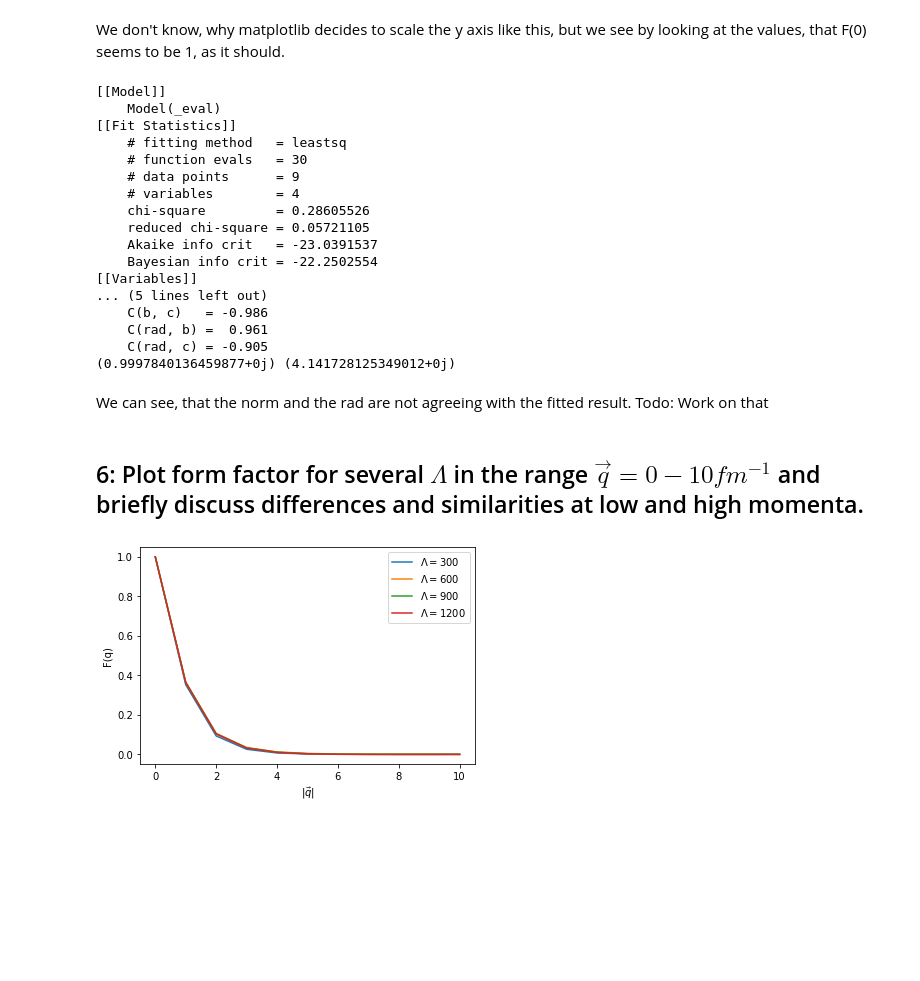
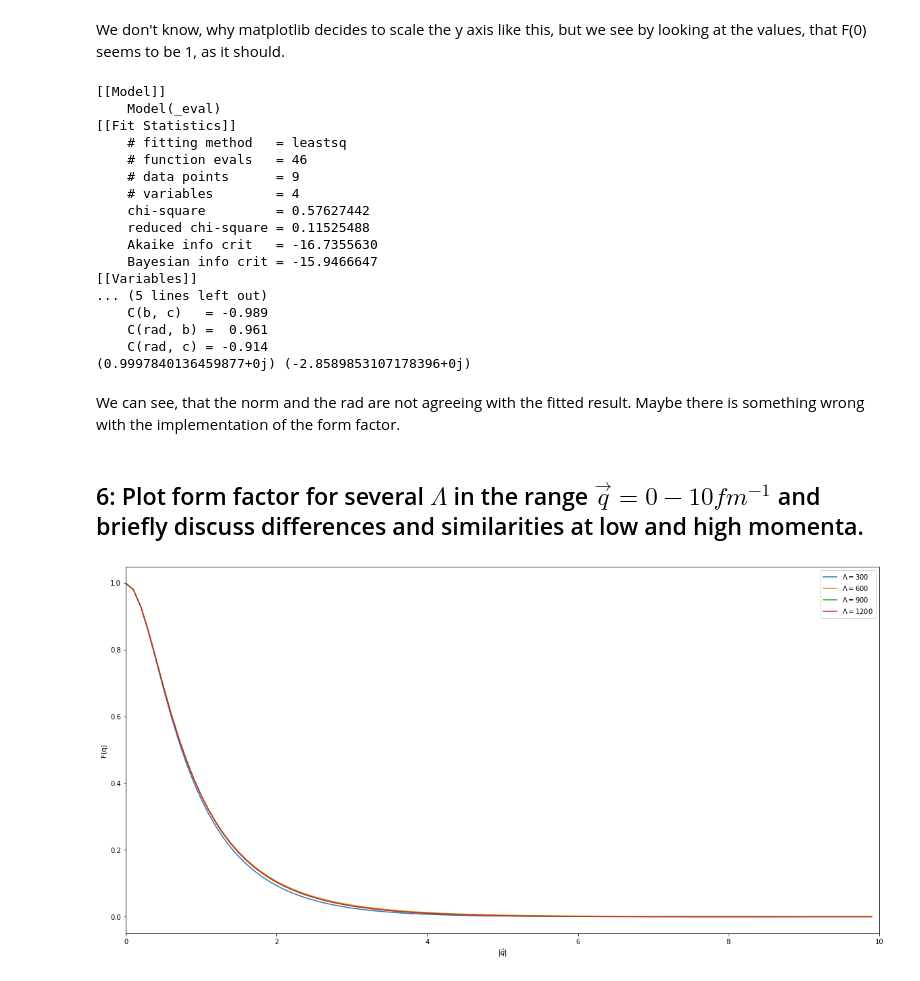
Before and after one commit to Trico94/physics760_Martin, a Jupyter notebook: Exercise 6/exercise6.ipynb, the cells around one changed output. Saved outputs shown, nothing was run; the diff lists cells and outputs as text; code cells hidden in the pictures; blank space fills up the shorter version.

```diff
--- a/Exercise 6/exercise6.ipynb
+++ b/Exercise 6/exercise6.ipynb
@@ -835,54 +884,58 @@ norm,rms=solver.rms(wfr)
 for q in range(len(q_array)):
         form_factor_array[q]=formfactor(q_array[q], 1200)
 
+# Fitting the function for the derivitave
 gmod = ExpressionModel("norm*(1.0-1./6.*rad**2*x**2+b*x**4+c*x**6)")
-result = gmod.fit(form_factor_array, x=q_array, norm=1.0, rad=2.0, b=0,c=0)
+result = gmod.fit(form_factor_array, x=q_array**2, norm=1.0, rad=2.0, b=0,c=0)
 
 print(result.fit_report())
-print(norm, rms)
+print(norm, (-1/6*rms**2))
 # %% [output]
 [[Model]]
     Model(_eval)
 [[Fit Statistics]]
     # fitting method   = leastsq
-    # function evals   = 30
+    # function evals   = 46
     # data points      = 9
     # variables        = 4
-    chi-square         = 0.28605526
-    reduced chi-square = 0.05721105
-    Akaike info crit   = -23.0391537
-    Bayesian info crit = -22.2502554
+    chi-square         = 0.57627442
+    reduced chi-square = 0.11525488
+    Akaike info crit   = -16.7355630
+    Bayesian info crit = -15.9466647
 [[Variables]]
 ... (5 lines left out)
-    C(b, c)   = -0.986
+    C(b, c)   = -0.989
     C(rad, b) =  0.961
-    C(rad, c) = -0.905
-(0.9997840136459877+0j) (4.141728125349012+0j)
+    C(rad, c) = -0.914
+(0.9997840136459877+0j) (-2.8589853107178396+0j)
 # %% [markdown]
-We can see, that the norm and the rad are not agreeing with the fitted result. Todo: Work on that
+We can see, that the norm and the rad are not agreeing with the fitted result. Maybe there is something wrong with the implementation of the form factor.
 # %% [markdown]
 ## 6: Plot form factor for several $\Lambda$ in the range $\vec{q} = 0−10 fm^{-1}$ and briefly discuss differences and similarities at low and high momenta.
 # %%
+plt.figure(figsize=(20,10))
+
 # Again we initilize the array
 lambda_array = [300, 600, 900, 1200]
 
 # We also introduce the possible q values that we want to look at
-q_array=np.arange(0, 11, 1)
+q_array=np.arange(0, 10, 0.1)
 
 # And generate the empty array for the form factors
 form_factor_array=np.zeros(len(q_array)*len(lambda_array)).reshape(len(lambda_array), len(q_array))
 
 # Now we calculate the form factor for every combination of lambda and q
 for lamda in range(len(lambda_array)):
     for q in range(len(q_array)):
         form_factor_array[lamda][q]=formfactor(q_array[q], lambda_array[lamda])
 
 # And we plot them, to visualize the difference between high and low energy regions.
 for form_factors in range(len(form_factor_array)):
     plt.plot(q_array, form_factor_array[form_factors], label=r"$\Lambda=${}".format(lambda_array[form_factors]))
 plt.legend(loc="best")
 plt.xlabel(r"$|\vec{q}|$")
+plt.xlim(0, 10)
 plt.ylabel(r"F(q)")
 plt.savefig("pictures/Formfactors.png", dpi=300)
 # %% [output]
-[figure, old version]
+[figure, new version]
```
Also changed, not shown: parts of 10 cells of this notebook, 2 other files.
